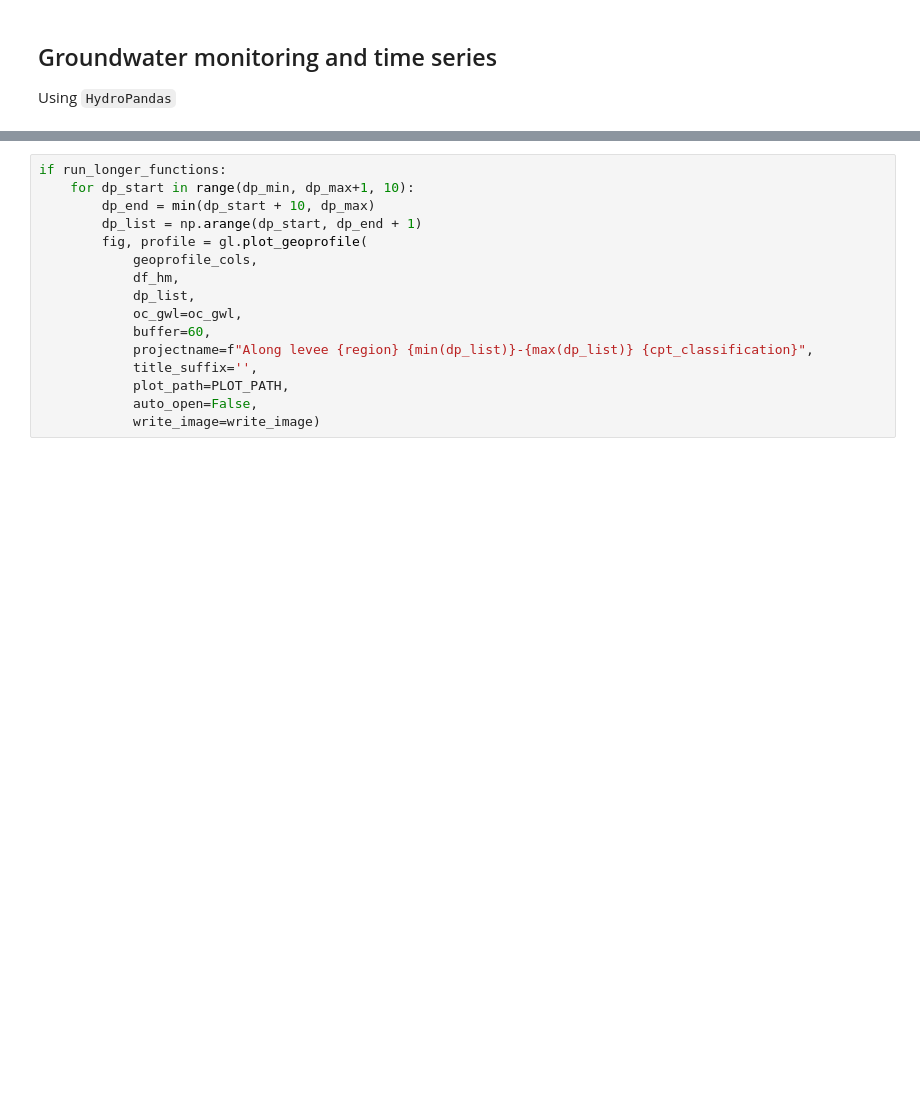
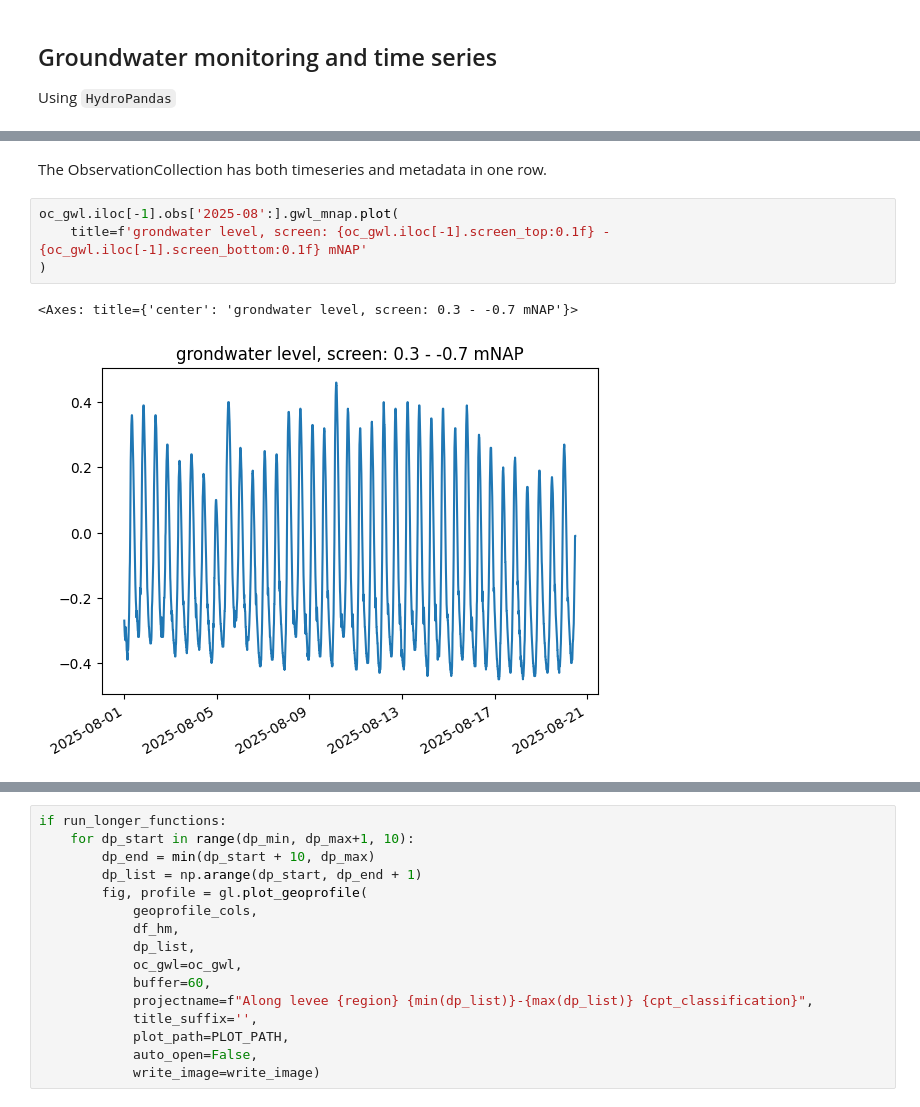
Before and after one commit to scheldestromen/geolookup, a Jupyter notebook: docs/examples/N27-2.ipynb, the cells around one changed output, grey strips where cells are left out. Saved outputs shown, nothing was run; the diff lists cells and outputs as text; blank space fills up the shorter version.

```diff
--- a/docs/examples/N27-2.ipynb
+++ b/docs/examples/N27-2.ipynb
@@ -183,6 +186,15 @@ INFO:root:First observation 2016-12-07, last observation 2025-09-30
 INFO:root:Obs Collection has on average 1.2 years of observations per monitoring well, median 1.4 years. Assuming observations interval each 10 minutes.
 INFO:root:Data X: centered at 63840 with span 12 km, Y: centered at 400210 with span 6 km
 INFO:root:Index is unique.
+# %% [markdown]
+The ObservationCollection has both timeseries and metadata in one row.
+# %%
+oc_gwl.iloc[-1].obs['2025-08':].gwl_mnap.plot(
+    title=f'grondwater level, screen: {oc_gwl.iloc[-1].screen_top:0.1f} - {oc_gwl.iloc[-1].screen_bottom:0.1f} mNAP'
+)
+# %% [output]
+<Axes: title={'center': 'grondwater level, screen: 0.3 - -0.7 mNAP'}>
+[figure, added]
 # %% [markdown]
 # Section along the trajectory of the levee
 
```
Also changed, not shown: parts of 40 cells of this notebook, 30 other files.
